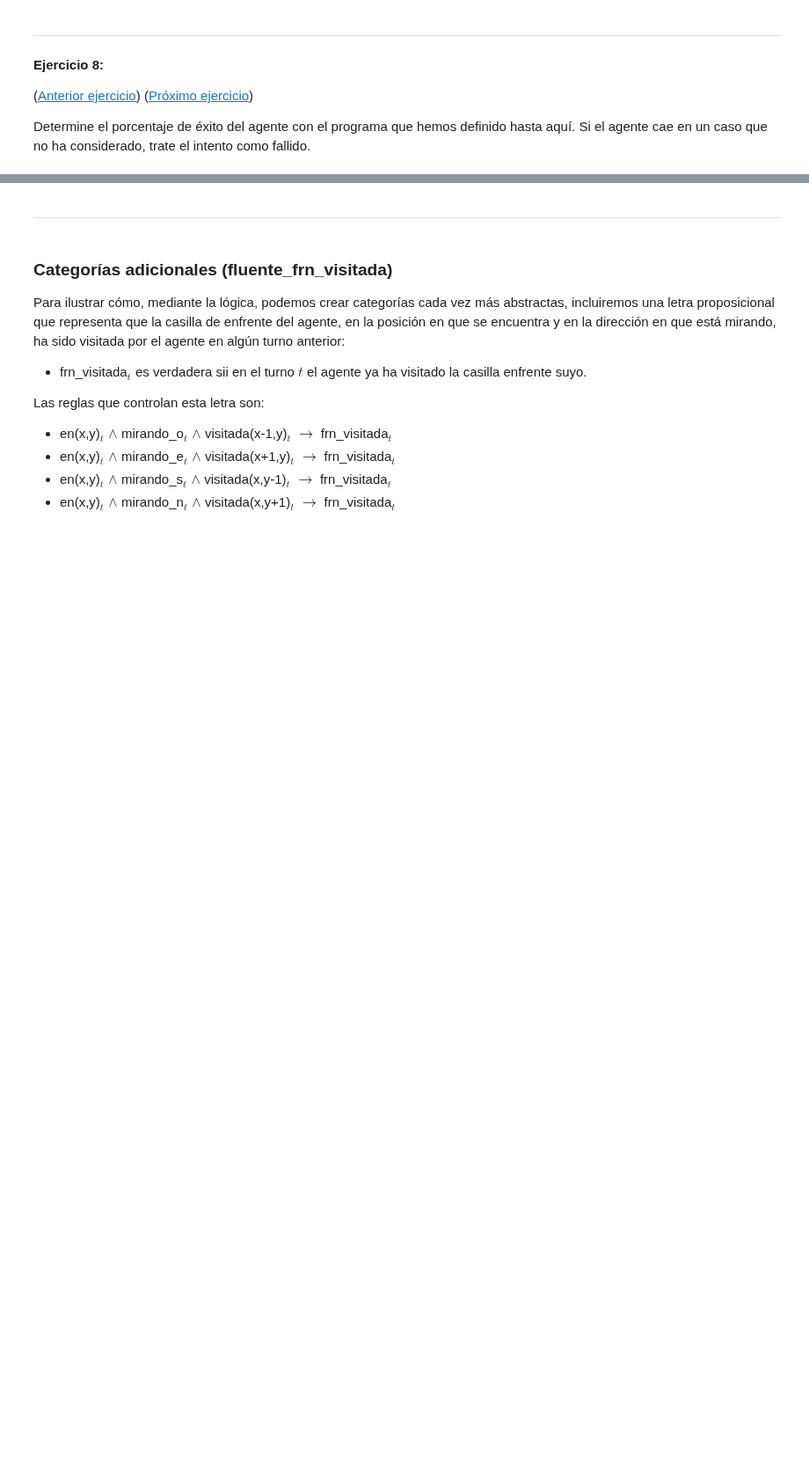
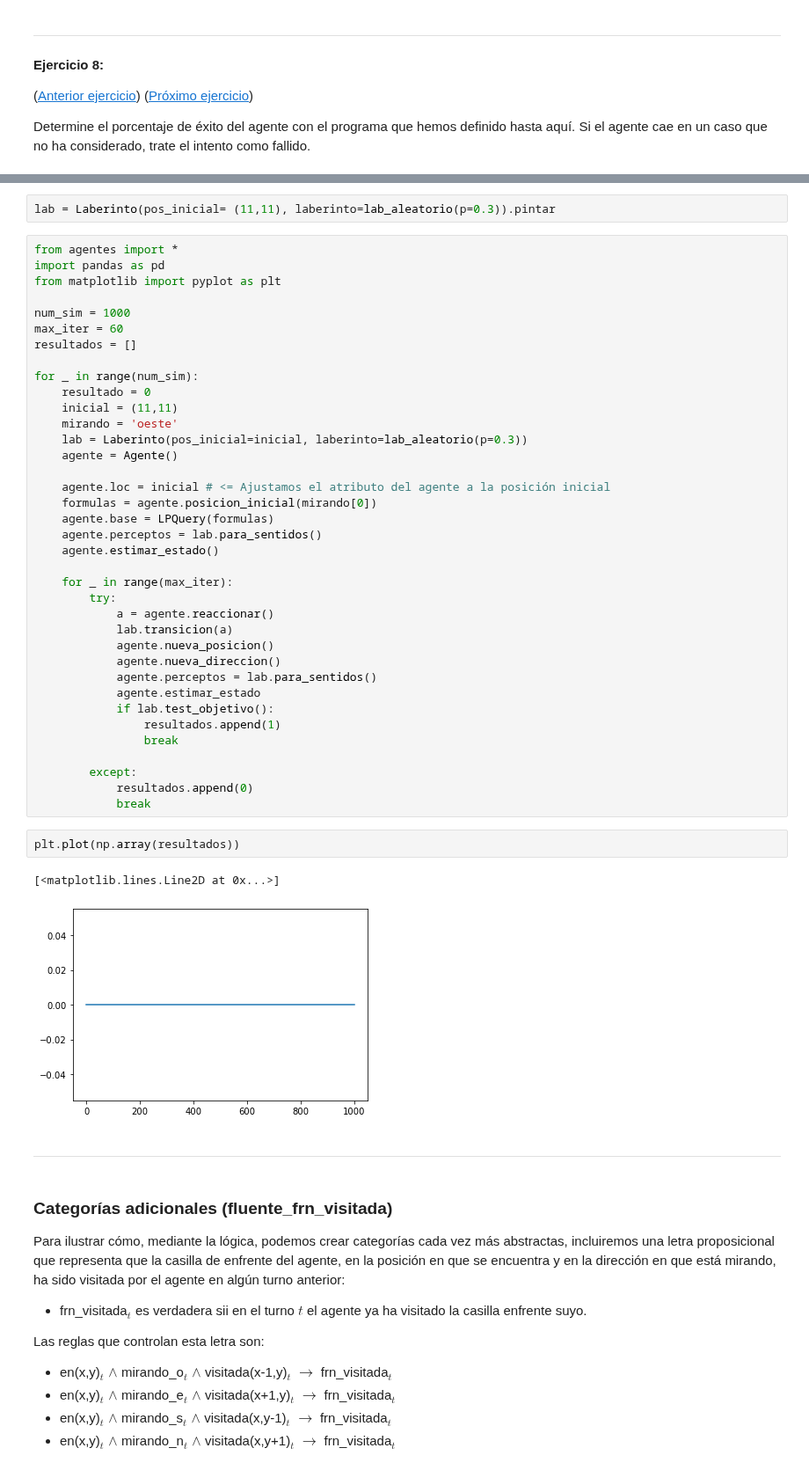
Before and after one commit to DaveAlsina/6toSemestre, a Jupyter notebook: ia/taller/notebook6/kb-agent.ipynb, the cells around one changed output, grey strips where cells are left out. Shown at 88% size. Cells and saved outputs as stored; diff of their text form; blank space fills up the shorter version.

```diff
--- a/ia/taller/notebook6/kb-agent.ipynb
+++ b/ia/taller/notebook6/kb-agent.ipynb
@@ -930,3 +1038,47 @@ Determine el porcentaje de éxito del agente con el programa que hemos definido
+# %%
+lab = Laberinto(pos_inicial= (11,11), laberinto=lab_aleatorio(p=0.3)).pintar
+# %%
+from agentes import *
+import pandas as pd
+from matplotlib import pyplot as plt
+
+num_sim = 1000
+max_iter = 60
+resultados = []
+
+for _ in range(num_sim):
+    resultado = 0
+    inicial = (11,11)
+    mirando = 'oeste'
+    lab = Laberinto(pos_inicial=inicial, laberinto=lab_aleatorio(p=0.3))
+    agente = Agente()
+
+    agente.loc = inicial # <= Ajustamos el atributo del agente a la posición inicial
+    formulas = agente.posicion_inicial(mirando[0])
+    agente.base = LPQuery(formulas)
+    agente.perceptos = lab.para_sentidos()
+    agente.estimar_estado()
+
+    for _ in range(max_iter):
+        try:
+            a = agente.reaccionar()
+            lab.transicion(a)
+            agente.nueva_posicion()
+            agente.nueva_direccion()
+            agente.perceptos = lab.para_sentidos()
+            agente.estimar_estado
+            if lab.test_objetivo():
+                resultados.append(1)
+                break
+
+        except:
+            resultados.append(0)
+            break
+# %%
+plt.plot(np.array(resultados))
+# %% [output]
+[<matplotlib.lines.Line2D at 0x...>]
+[figure, added]
 # %% [markdown]
 ---
 # %% [markdown]
```
Also changed, not shown: parts of 10 cells of this notebook.
